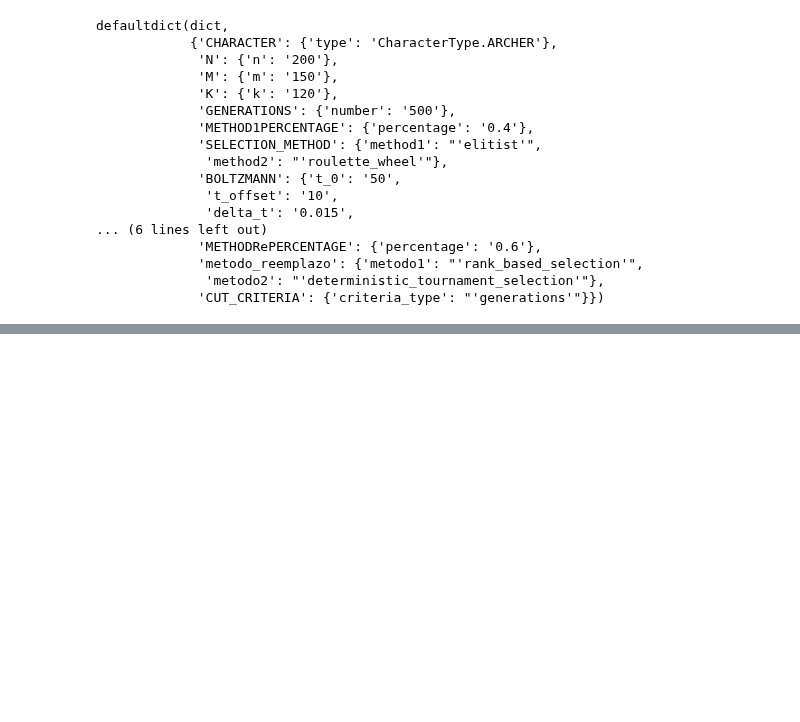
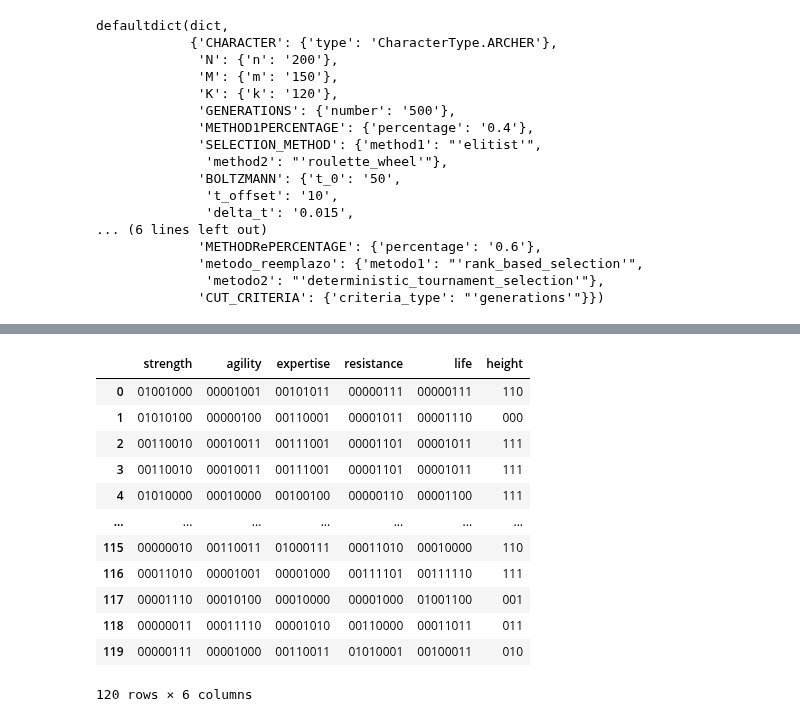
Before and after one commit to marianopm/sia-tp2, a Jupyter notebook: main-test.ipynb, the cells around one changed output, grey strips where cells are left out. Saved outputs shown, nothing was run; the diff lists cells and outputs as text; code cells hidden in the pictures; blank space fills up the shorter version.

Commit message:
Ultimas pruebas

```diff
--- a/main-test.ipynb
+++ b/main-test.ipynb
@@ -172,0 +159,19 @@ generation_0
+# %%
+# GUARDO EL MAS APTO DE LA GENERACION 0
+# Escribe la poblacion inicial.
+generation_0.insert(0, 'generation', int(generacion))
+mas_apto_G0 = generation_0.head(1)
+mas_apto_G0.to_csv(f'datos-Prueba1.csv', mode='w', index=False)
+# %%
+
+def method_selector(Kt, method1Percentage):
+    # Selecciono K individuos
+    # Utilizo el porcentaje para cada método
+    K1 = int(np.round(Kt * method1Percentage))
+    K2 = Kt - K1
+    return K1, K2
+
+k1, k2 = method_selector(p.k, p.method1Percentage)
+# %%
+current_generation = generation_0
+generacion = 0
@@ -172,0 +238,31 @@ generation_0
+# %%
+def crossover_method(poblacion, method):
+
+    if(method == 'one_point'):
+        crossed = single_point_crossover(poblacion)
+    elif(method == 'two_point'):
+        crossed = two_point_crossover(poblacion)
+    elif(method == 'uniform'):
+        crossed = uniform_crossover(poblacion)
+    elif(method == 'annular'):
+        crossed = annular_crossover(poblacion)
+
+    return crossed
+
+crossed_result = crossover_method(cromosomas, p.metodo_cruza)
+
+crossed_result
+# %% [output]
+|  | strength | agility | expertise | resistance | life | height |
+| 0 | 01001000 | 00001001 | 00101011 | 00000111 | 00000111 | 110 |
+| 1 | 01010100 | 00000100 | 00110001 | 00001011 | 00001110 | 000 |
+| 2 | 00110010 | 00010011 | 00111001 | 00001101 | 00001011 | 111 |
+| 3 | 00110010 | 00010011 | 00111001 | 00001101 | 00001011 | 111 |
+| 4 | 01010000 | 00010000 | 00100100 | 00000110 | 00001100 | 111 |
+| ... | ... | ... | ... | ... | ... | ... |
+| 115 | 00000010 | 00110011 | 01000111 | 00011010 | 00010000 | 110 |
+| 116 | 00011010 | 00001001 | 00001000 | 00111101 | 00111110 | 111 |
+| 117 | 00001110 | 00010100 | 00010000 | 00001000 | 01001100 | 001 |
+| 118 | 00000011 | 00011110 | 00001010 | 00110000 | 00011011 | 011 |
+| 119 | 00000111 | 00001000 | 00110011 | 01010001 | 00100011 | 010 |
+120 rows × 6 columns
```
Also changed, not shown: parts of 11 cells of this notebook, 3 other files.
